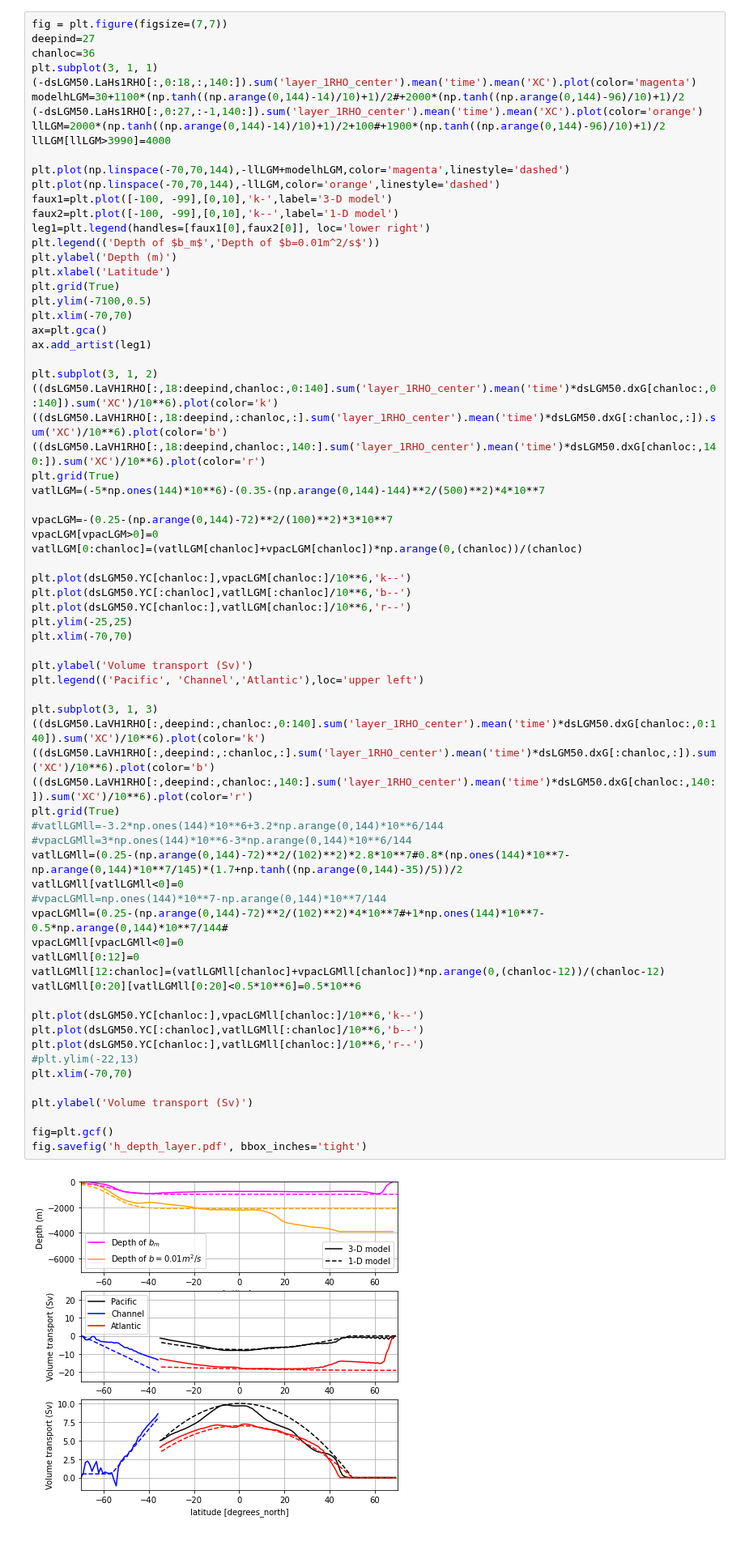
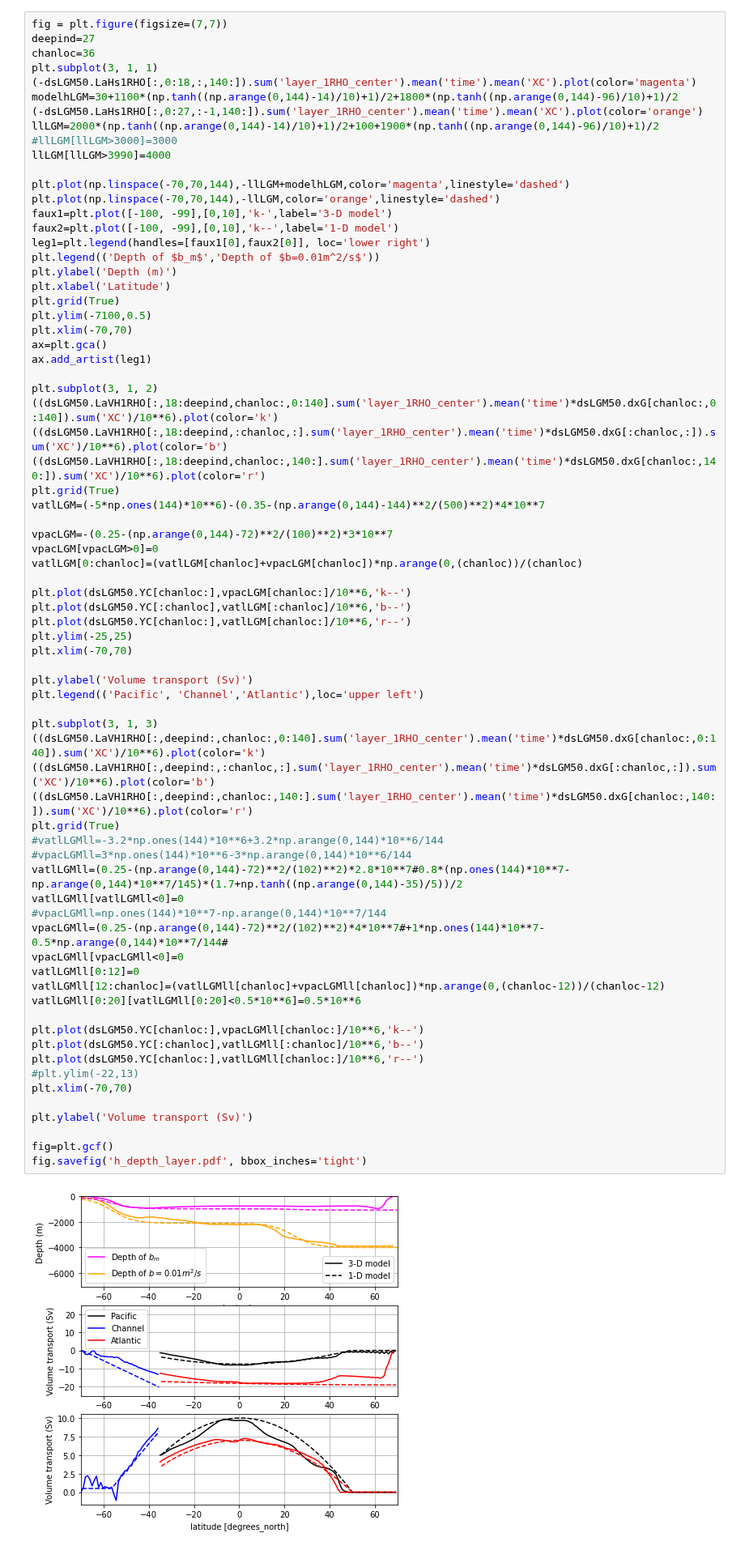
Before and after one commit to anthony-meza/test_age_framework, a Jupyter notebook: redi_theory_LGM2.ipynb, the cells around one changed output. Shown at 81% size. Saved outputs shown, nothing was run; the diff lists cells and outputs as text.

```diff
--- a/redi_theory_LGM2.ipynb
+++ b/redi_theory_LGM2.ipynb
@@ -39,9 +39,10 @@ deepind=27
 chanloc=36
 plt.subplot(3, 1, 1)
 (-dsLGM50.LaHs1RHO[:,0:18,:,140:]).sum('layer_1RHO_center').mean('time').mean('XC').plot(color='magenta')
-modelhLGM=30+1100*(np.tanh((np.arange(0,144)-14)/10)+1)/2#+2000*(np.tanh((np.arange(0,144)-96)/10)+1)/2
+modelhLGM=30+1100*(np.tanh((np.arange(0,144)-14)/10)+1)/2+1800*(np.tanh((np.arange(0,144)-96)/10)+1)/2
 (-dsLGM50.LaHs1RHO[:,0:27,:-1,140:]).sum('layer_1RHO_center').mean('time').mean('XC').plot(color='orange')
-llLGM=2000*(np.tanh((np.arange(0,144)-14)/10)+1)/2+100#+1900*(np.tanh((np.arange(0,144)-96)/10)+1)/2
+llLGM=2000*(np.tanh((np.arange(0,144)-14)/10)+1)/2+100+1900*(np.tanh((np.arange(0,144)-96)/10)+1)/2
+#llLGM[llLGM>3000]=3000
 llLGM[llLGM>3990]=4000
 
 plt.plot(np.linspace(-70,70,144),-llLGM+modelhLGM,color='magenta',linestyle='dashed')
@@ -78,34 +79,34 @@ plt.xlim(-70,70)
 plt.ylabel('Volume transport (Sv)')
 plt.legend(('Pacific', 'Channel','Atlantic'),loc='upper left')
 
 plt.subplot(3, 1, 3)
 ((dsLGM50.LaVH1RHO[:,deepind:,chanloc:,0:140].sum('layer_1RHO_center').mean('time')*dsLGM50.dxG[chanloc:,0:140]).sum('XC')/10**6).plot(color='k')
 ((dsLGM50.LaVH1RHO[:,deepind:,:chanloc,:].sum('layer_1RHO_center').mean('time')*dsLGM50.dxG[:chanloc,:]).sum('XC')/10**6).plot(color='b')
 ((dsLGM50.LaVH1RHO[:,deepind:,chanloc:,140:].sum('layer_1RHO_center').mean('time')*dsLGM50.dxG[chanloc:,140:]).sum('XC')/10**6).plot(color='r')
 plt.grid(True)
 #vatlLGMll=-3.2*np.ones(144)*10**6+3.2*np.arange(0,144)*10**6/144
 #vpacLGMll=3*np.ones(144)*10**6-3*np.arange(0,144)*10**6/144
 vatlLGMll=(0.25-(np.arange(0,144)-72)**2/(102)**2)*2.8*10**7#0.8*(np.ones(144)*10**7-np.arange(0,144)*10**7/145)*(1.7+np.tanh((np.arange(0,144)-35)/5))/2
 vatlLGMll[vatlLGMll<0]=0
 #vpacLGMll=np.ones(144)*10**7-np.arange(0,144)*10**7/144
 vpacLGMll=(0.25-(np.arange(0,144)-72)**2/(102)**2)*4*10**7#+1*np.ones(144)*10**7-0.5*np.arange(0,144)*10**7/144#
 vpacLGMll[vpacLGMll<0]=0
 vatlLGMll[0:12]=0
 vatlLGMll[12:chanloc]=(vatlLGMll[chanloc]+vpacLGMll[chanloc])*np.arange(0,(chanloc-12))/(chanloc-12)
 vatlLGMll[0:20][vatlLGMll[0:20]<0.5*10**6]=0.5*10**6
 
 plt.plot(dsLGM50.YC[chanloc:],vpacLGMll[chanloc:]/10**6,'k--')
 plt.plot(dsLGM50.YC[:chanloc],vatlLGMll[:chanloc]/10**6,'b--')
 plt.plot(dsLGM50.YC[chanloc:],vatlLGMll[chanloc:]/10**6,'r--')
 #plt.ylim(-22,13)
 plt.xlim(-70,70)
 
 plt.ylabel('Volume transport (Sv)')
 
 fig=plt.gcf()
 fig.savefig('h_depth_layer.pdf', bbox_inches='tight')
 # %% [output]
-[figure, old version]
+[figure, new version]
 # %%
 #LGM
 buoy=9.81*(2*10**-4*dsLGM50.THETA-7.4*10**-4*(dsLGM50.SALT-35))
```
Also changed, not shown: parts of 3 cells of this notebook, 1 other file.
